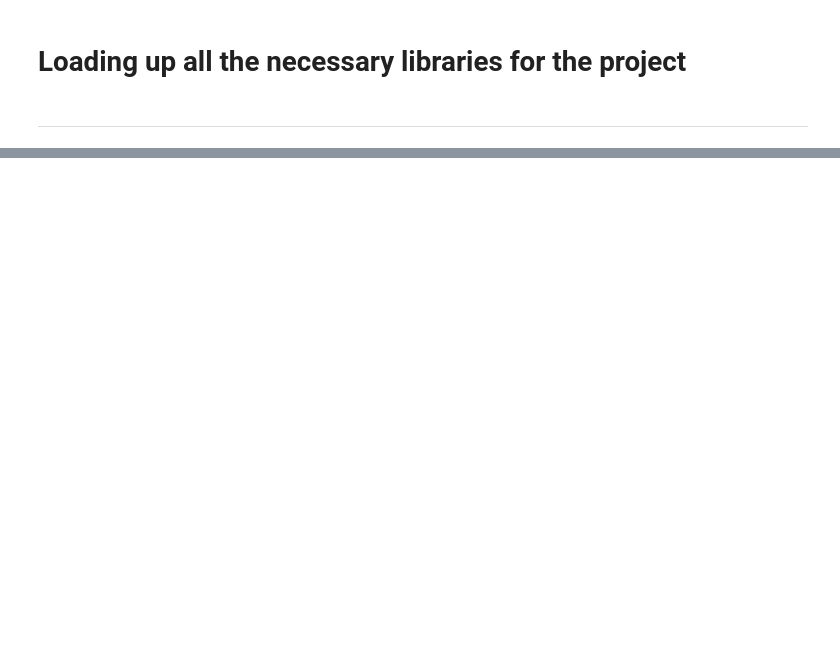
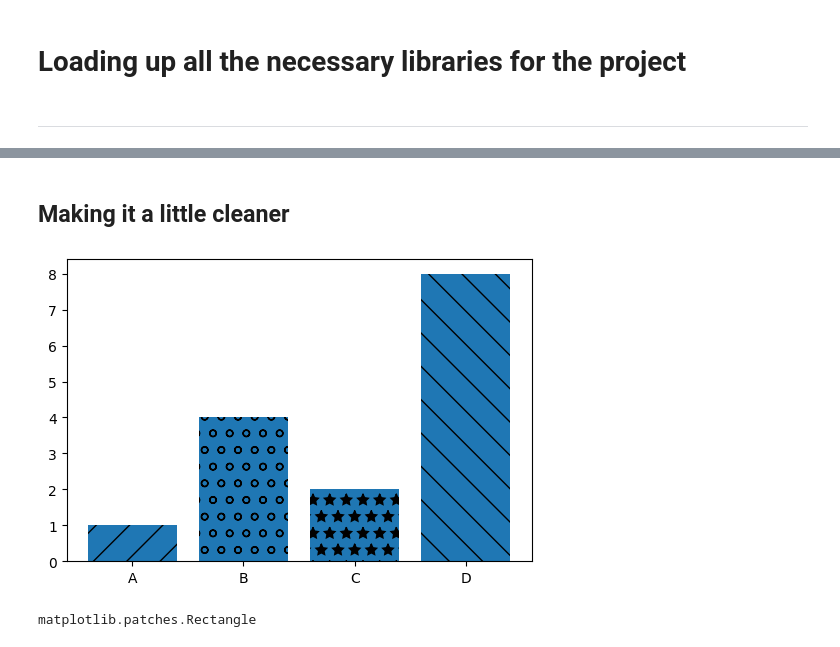
Before and after one commit to rishitc/Matplotlib-Mini-Projects, a Jupyter notebook: Learning Matplotlib Features - Bar Graphs.ipynb, the cells around one changed output, grey strips where cells are left out. Cells and saved outputs as stored; diff of their text form; code cells hidden in the pictures; blank space fills up the shorter version.

```diff
--- a/Learning Matplotlib Features - Bar Graphs.ipynb
+++ b/Learning Matplotlib Features - Bar Graphs.ipynb
@@ -25,0 +58,25 @@ plt.show()
+# %% [markdown]
+## Making it a little cleaner
+# %%
+plt.figure(figsize=(6, 4), dpi=100)  # This must be mentioned before the .bar or .plot function
+
+# plt.bar(values, labels)  # incorrect
+bars = plt.bar(labels, values)  # correct
+# bars now holds a list of bars in the bar chart
+
+# We now set an overlay design over the first bar
+list_of_hatches = ['/', 'o', '*', '\\']
+for ind, bar in enumerate(bars):
+    bar.set_hatch(list_of_hatches[ind])
+
+# The type(bars[0]) = matplotlib.patches.Rectangle which is an object hence bar gets only
+# a reference to the elements of bars and not a copy and hence the effect of the above for loop works
+
+
+plt.show()
+# %% [output]
+[figure, added]
+# %%
+type(bars[0])
+# %% [output]
+matplotlib.patches.Rectangle
```
Also changed, not shown: parts of 9 cells of this notebook.
